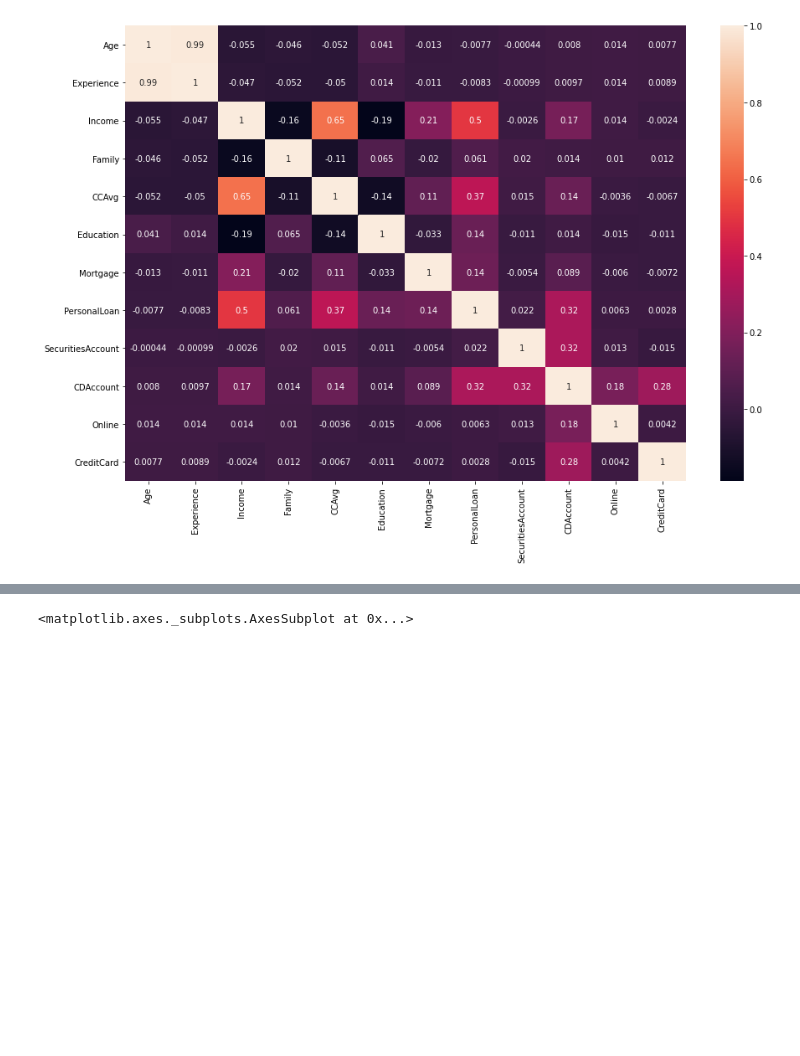
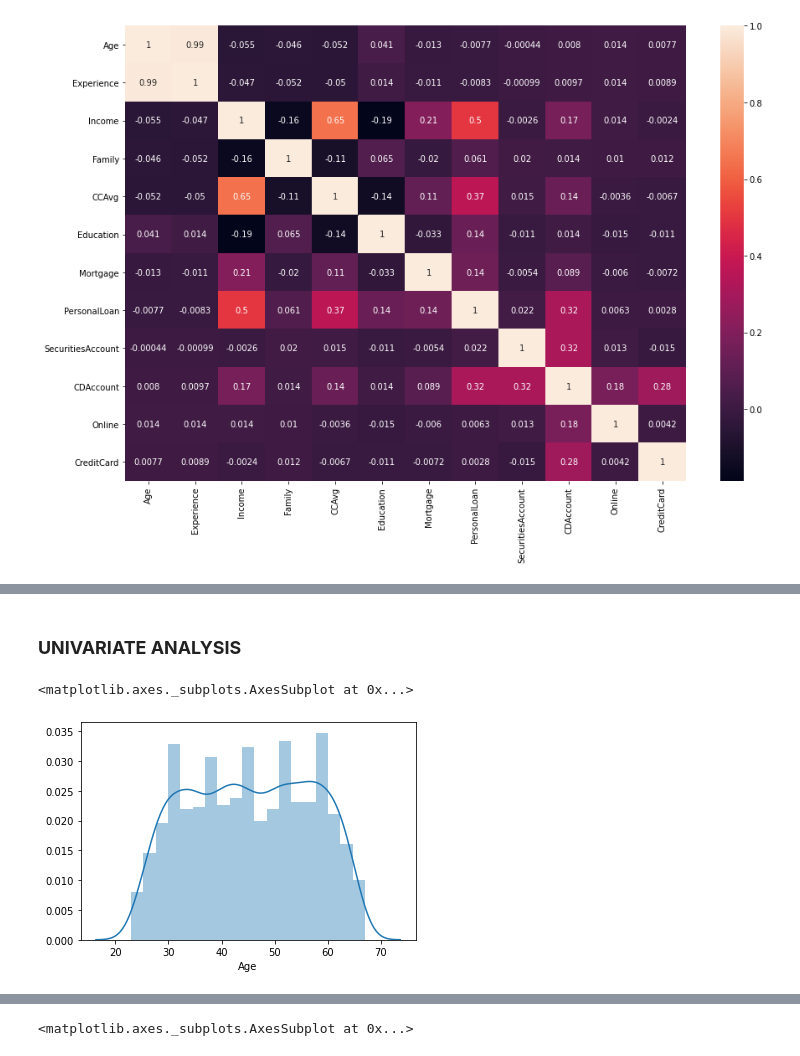
Before and after one commit to yash-rai22/Marketing-Campaign-for-Banking-Products, a Jupyter notebook: MLproject.ipynb, the cells around one changed output, grey strips where cells are left out. Cells and saved outputs as stored; diff of their text form; code cells hidden in the pictures; blank space fills up the shorter version.

```diff
--- a/MLproject.ipynb
+++ b/MLproject.ipynb
@@ -205,3 +220,8 @@ sns.heatmap(corr,annot=True)
 # %% [output]
 <matplotlib.axes._subplots.AxesSubplot at 0x...>
 [figure]
+# %%
+# SINCE AGE AND EXPERIENCE ARE HIGHLY CORRELATED, THEREFORE CONSIDERING ONLY ONE OF THEM IN OUR PREDICTIONS
+
+df.drop(['Experience'],inplace=True,axis=1)
+df
@@ -207,0 +242,7 @@ sns.heatmap(corr,annot=True)
+# %% [markdown]
+### **UNIVARIATE ANALYSIS**
+# %%
+sns.distplot(df.Age)
+# %% [output]
+<matplotlib.axes._subplots.AxesSubplot at 0x...>
+[figure, added]
```
Also changed, not shown: parts of 81 cells of this notebook.
